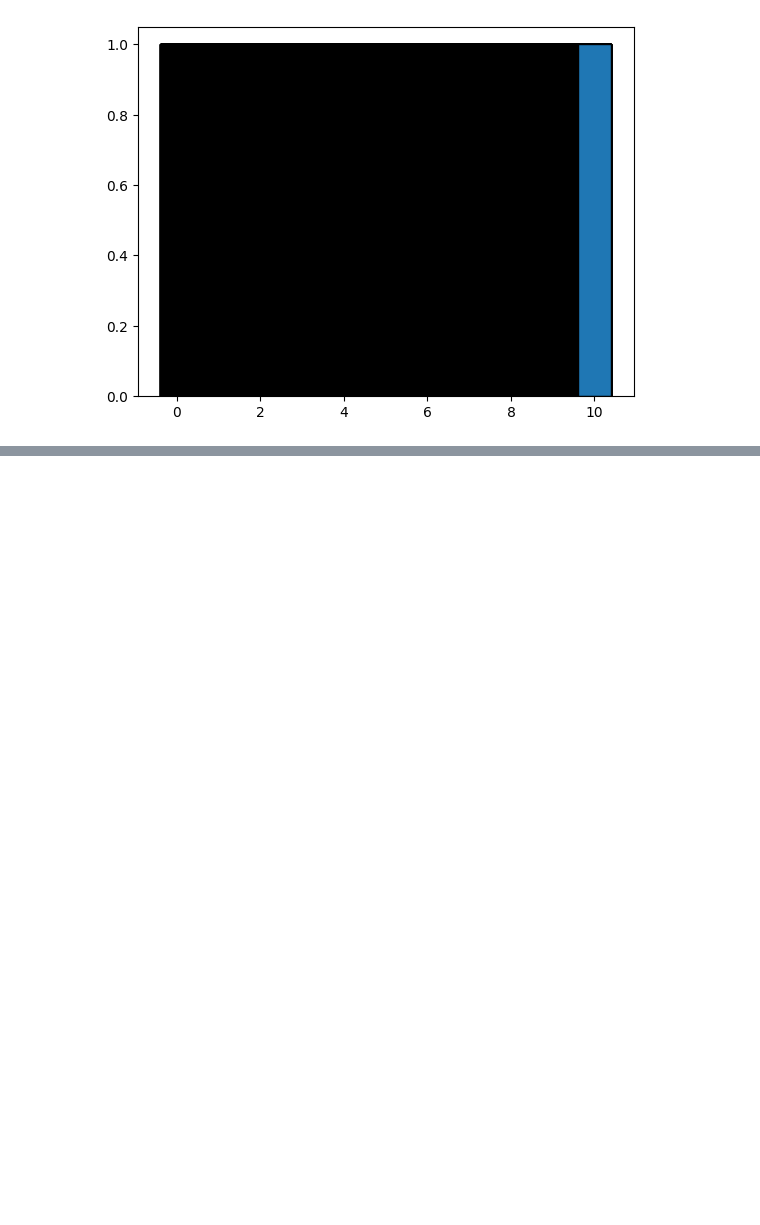
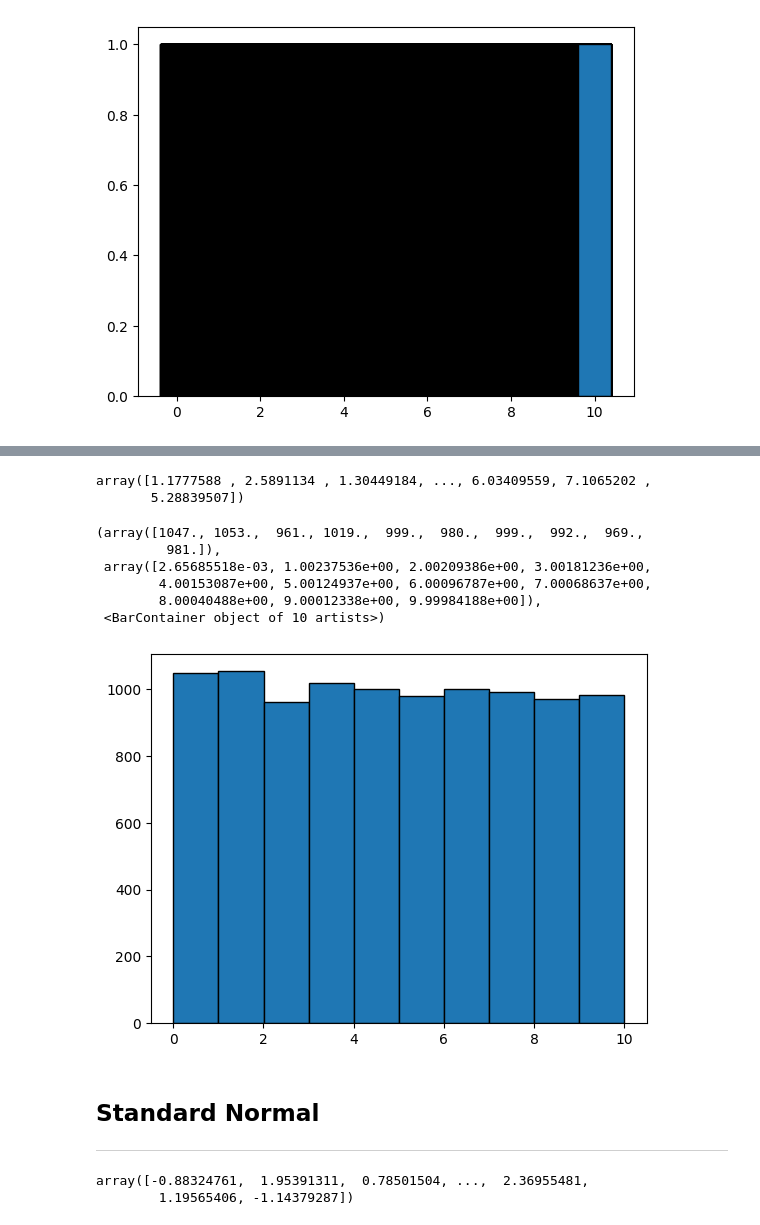
Before and after one commit to CarlosRigueti/Mywork, a Jupyter notebook: random.ipynb, the cells around one changed output, grey strips where cells are left out. Cells and saved outputs as stored; diff of their text form; code cells hidden in the pictures; blank space fills up the shorter version.

```diff
--- a/random.ipynb
+++ b/random.ipynb
@@ -138,0 +139,35 @@ plt.bar(values, counts, edgecolor='black')
+# %%
+# Generate 10,000 floats uniformly distributed over the range (0,10)
+
+x=rng.uniform(low=0.0, high=10.0, size=10000)
+
+# Show
+x
+# %% [output]
+array([1.1777588 , 2.5891134 , 1.30449184, ..., 6.03409559, 7.1065202 ,
+       5.28839507])
+# %%
+# Plot histogram.
+plt.hist(x, edgecolor='black')
+# %% [output]
+(array([1047., 1053.,  961., 1019.,  999.,  980.,  999.,  992.,  969.,
+         981.]),
+ array([2.65685518e-03, 1.00237536e+00, 2.00209386e+00, 3.00181236e+00,
+        4.00153087e+00, 5.00124937e+00, 6.00096787e+00, 7.00068637e+00,
+        8.00040488e+00, 9.00012338e+00, 9.99984188e+00]),
+ <BarContainer object of 10 artists>)
+[figure, added]
+# %% [markdown]
+## Standard Normal
+
+***
+# %%
+# Generate an array of 10 numbers to an unit Gaussian distribution.
+x = rng.standard_normal(size = 10000)
+
+# Show.
+
+x
+# %% [output]
+array([-0.88324761,  1.95391311,  0.78501504, ...,  2.36955481,
+        1.19565406, -1.14379287])
```
Also changed, not shown: parts of 12 cells of this notebook, 1 other file.
